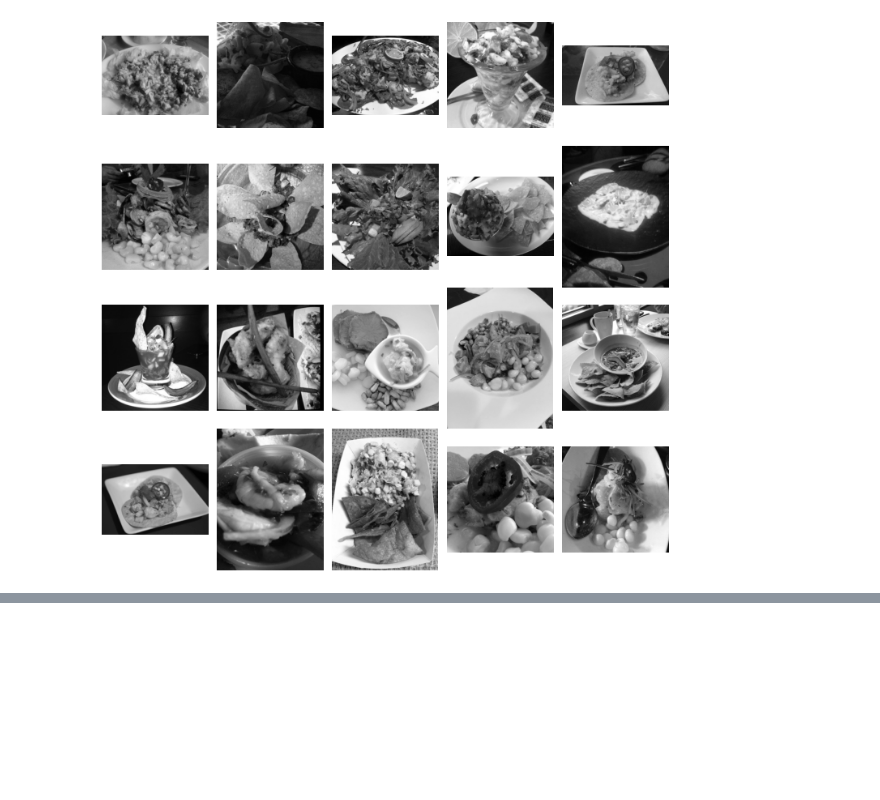
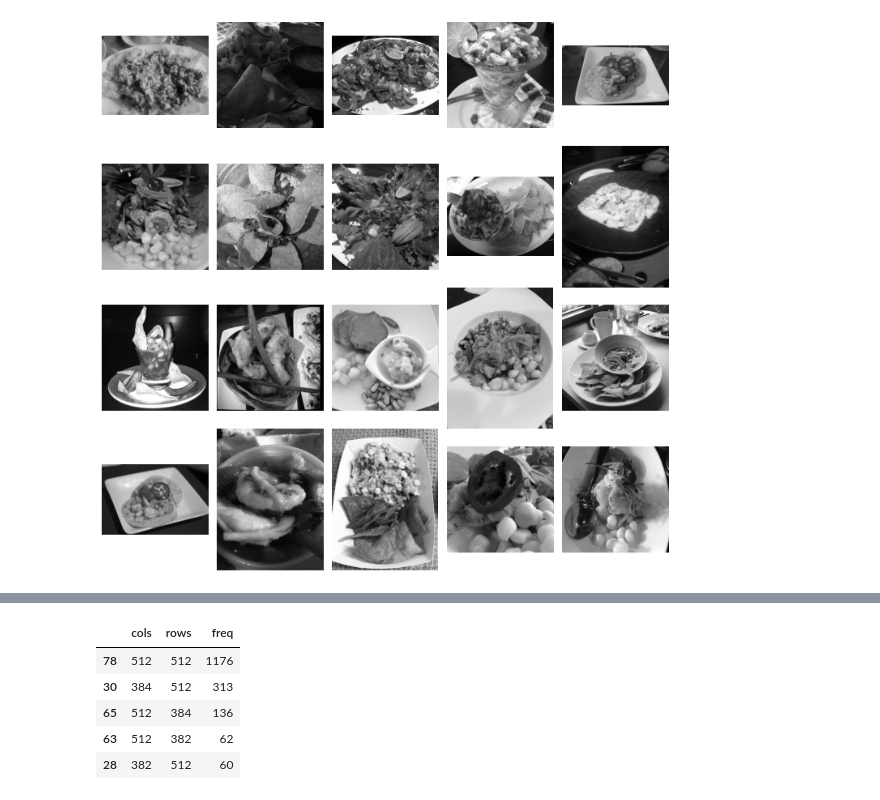
Before and after one commit to bennywee/donut_ceviche_classifier, a Jupyter notebook: analysis/exploratory_analysis.ipynb, the cells around one changed output, grey strips where cells are left out. Saved outputs shown, nothing was run; the diff lists cells and outputs as text; code cells hidden in the pictures; blank space fills up the shorter version.

```diff
--- a/analysis/exploratory_analysis.ipynb
+++ b/analysis/exploratory_analysis.ipynb
@@ -107,0 +104,25 @@ plot_img_grid(food = ceviche_g)
+# %%
+# Columns
+c0 = pp.pixel_dimensions(ceviche_g, dim = 0)
+d0 = pp.pixel_dimensions(donuts_g, dim = 0)
+
+# Rows
+c1 = pp.pixel_dimensions(ceviche_g, dim = 1)
+d1 = pp.pixel_dimensions(donuts_g, dim = 1)
+
+image_sizes = pd.DataFrame({'cols': np.append(c0, d0),
+                            'rows': np.append(c1, d1)})\
+                .groupby(['cols', 'rows'])\
+                .value_counts()\
+                .reset_index()\
+                .sort_values(0, ascending = False)\
+                .rename(columns = {0: 'freq'})
+
+image_sizes[0:5]
+# %% [output]
+|  | cols | rows | freq |
+| 78 | 512 | 512 | 1176 |
+| 30 | 384 | 512 | 313 |
+| 65 | 512 | 384 | 136 |
+| 63 | 512 | 382 | 62 |
+| 28 | 382 | 512 | 60 |
```
Also changed, not shown: parts of 36 cells of this notebook.
